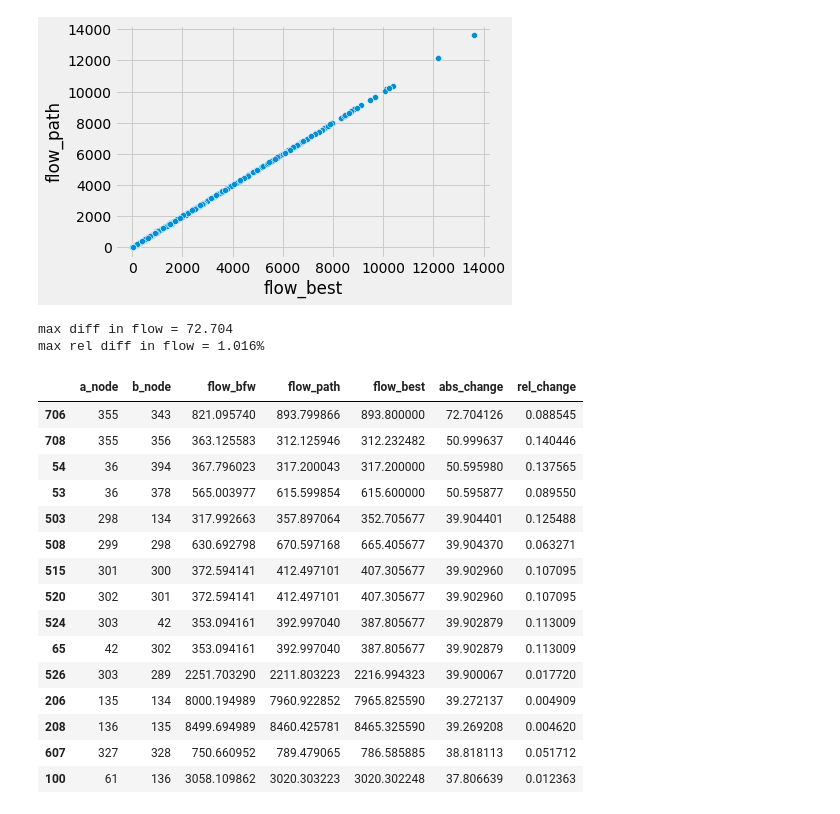
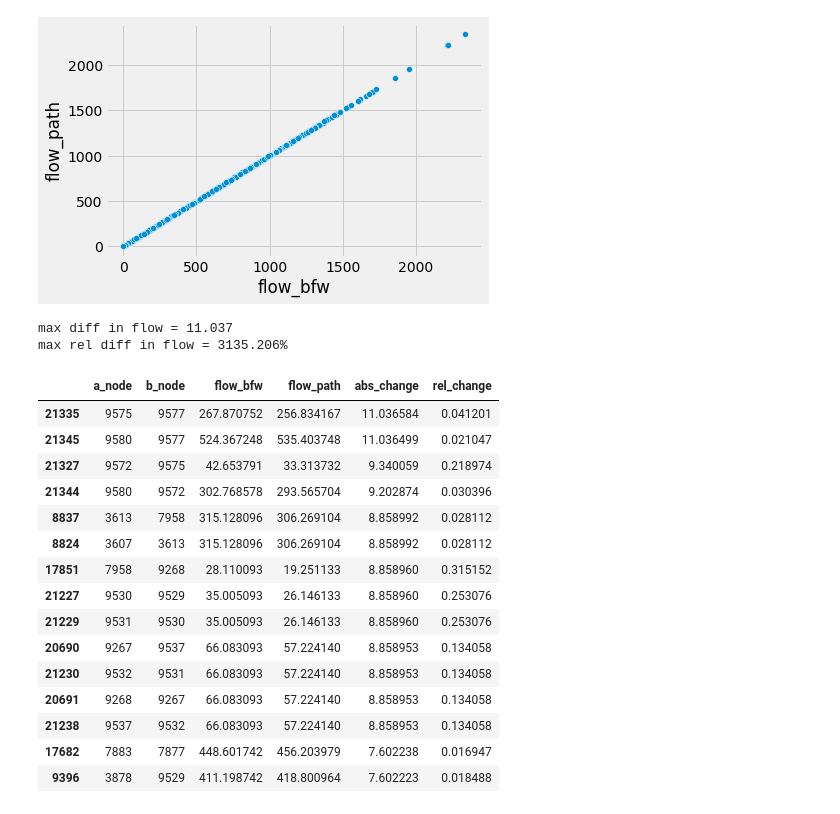
Before and after one commit to AequilibraE/aequilibrae, a Jupyter notebook: jupyter_development/compare_path_based.ipynb, the cells around one changed output. Cells and saved outputs as stored; diff of their text form; code cells hidden in the pictures.

Commit message:
berlin comparison

```diff
--- a/jupyter_development/compare_path_based.ipynb
+++ b/jupyter_development/compare_path_based.ipynb
@@ -25,7 +26,7 @@ import utils
 # %%
 code_dir = "/mnt/c/Users/jan.zill/code"
 tntp_dir = os.path.join(code_dir, "TransportationNetworks_aequilibrae")
-scenario = "Anaheim" #"Berlin-Center" #
+scenario = "Berlin-Center" #"Anaheim" #
 folder = os.path.join(tntp_dir, scenario)
 
 if scenario == "Berlin-Center":
@@ -85,6 +70,7 @@ Wall time: 14.3 s
 # %%
 %%time
-bfw_res_ = utils.get_assignment_solution(tntp_dir, scenario, link_file, method="bfw", block_centroids=block_centroids, rgap=r_gap)
+bfw_rgap = 1e-5
+bfw_res_ = utils.get_assignment_solution(tntp_dir, scenario, link_file, method="bfw", block_centroids=block_centroids, rgap=bfw_rgap)
 # %% [output]
 bfw Assignment STATS
 Iteration, RelativeGap, stepsize
@@ -106,30 +92,34 @@ Wall time: 6.48 s
 # %%
-full_result = bfw_res_.drop(columns=['time']).merge(path_res_.drop(columns=['time']), on=['a_node', 'b_node'], how='outer', suffixes=['_bfw', '_path']).merge(best_sol, on=['a_node', 'b_node'], how='outer')
-#sns.scatterplot(data=full_result, x='flow_bfw', y='flow_path');
-sns.scatterplot(data=full_result, x='flow_best', y='flow_path');
+full_result = bfw_res_.drop(columns=['time']).merge(path_res_.drop(columns=['time']), on=['a_node', 'b_node'], how='outer', suffixes=['_bfw', '_path'])
+sns.scatterplot(data=full_result, x='flow_bfw', y='flow_path');
+
+#full_result = full_result.merge(best_sol, on=['a_node', 'b_node'], how='outer')
+#sns.scatterplot(data=full_result, x='flow_best', y='flow_path');
+
 plt.show();
 full_result['abs_change'] = np.abs(full_result.flow_bfw - full_result.flow_path)
 full_result['rel_change'] = full_result['abs_change'] / full_result['flow_bfw']
 print(f"max diff in flow = {full_result['abs_change'].max():.3f}")
 print(f"max rel diff in flow = {full_result['rel_change'].abs().max():.3f}%")
-display(full_result[['a_node', 'b_node', 'flow_bfw', 'flow_path', 'flow_best', 'abs_change', 'rel_change']].sort_values(by=['abs_change'], ascending=False).head(15))
+display(full_result[['a_node', 'b_node', 'flow_bfw', 'flow_path', 'abs_change', 'rel_change']].sort_values(by=['abs_change'], ascending=False).head(15))
+#display(full_result[['a_node', 'b_node', 'flow_bfw', 'flow_path', 'flow_best', 'abs_change', 'rel_change']].sort_values(by=['abs_change'], ascending=False).head(15))
 # %% [output]
-[figure, old version]
+[figure, new version]
-max diff in flow = 72.704
-max rel diff in flow = 1.016%
+max diff in flow = 11.037
+max rel diff in flow = 3135.206%
-|  | a_node | b_node | flow_bfw | flow_path | flow_best | abs_change | rel_change |
-| 706 | 355 | 343 | 821.095740 | 893.799866 | 893.800000 | 72.704126 | 0.088545 |
-| 708 | 355 | 356 | 363.125583 | 312.125946 | 312.232482 | 50.999637 | 0.140446 |
-| 54 | 36 | 394 | 367.796023 | 317.200043 | 317.200000 | 50.595980 | 0.137565 |
-| 53 | 36 | 378 | 565.003977 | 615.599854 | 615.600000 | 50.595877 | 0.089550 |
-| 503 | 298 | 134 | 317.992663 | 357.897064 | 352.705677 | 39.904401 | 0.125488 |
-| 508 | 299 | 298 | 630.692798 | 670.597168 | 665.405677 | 39.904370 | 0.063271 |
-| 515 | 301 | 300 | 372.594141 | 412.497101 | 407.305677 | 39.902960 | 0.107095 |
-| 520 | 302 | 301 | 372.594141 | 412.497101 | 407.305677 | 39.902960 | 0.107095 |
-| 524 | 303 | 42 | 353.094161 | 392.997040 | 387.805677 | 39.902879 | 0.113009 |
-| 65 | 42 | 302 | 353.094161 | 392.997040 | 387.805677 | 39.902879 | 0.113009 |
-| 526 | 303 | 289 | 2251.703290 | 2211.803223 | 2216.994323 | 39.900067 | 0.017720 |
-| 206 | 135 | 134 | 8000.194989 | 7960.922852 | 7965.825590 | 39.272137 | 0.004909 |
-| 208 | 136 | 135 | 8499.694989 | 8460.425781 | 8465.325590 | 39.269208 | 0.004620 |
-| 607 | 327 | 328 | 750.660952 | 789.479065 | 786.585885 | 38.818113 | 0.051712 |
-| 100 | 61 | 136 | 3058.109862 | 3020.303223 | 3020.302248 | 37.806639 | 0.012363 |
+|  | a_node | b_node | flow_bfw | flow_path | abs_change | rel_change |
+| 21335 | 9575 | 9577 | 267.870752 | 256.834167 | 11.036584 | 0.041201 |
+| 21345 | 9580 | 9577 | 524.367248 | 535.403748 | 11.036499 | 0.021047 |
+| 21327 | 9572 | 9575 | 42.653791 | 33.313732 | 9.340059 | 0.218974 |
+| 21344 | 9580 | 9572 | 302.768578 | 293.565704 | 9.202874 | 0.030396 |
+| 8837 | 3613 | 7958 | 315.128096 | 306.269104 | 8.858992 | 0.028112 |
+| 8824 | 3607 | 3613 | 315.128096 | 306.269104 | 8.858992 | 0.028112 |
+| 17851 | 7958 | 9268 | 28.110093 | 19.251133 | 8.858960 | 0.315152 |
+| 21227 | 9530 | 9529 | 35.005093 | 26.146133 | 8.858960 | 0.253076 |
+| 21229 | 9531 | 9530 | 35.005093 | 26.146133 | 8.858960 | 0.253076 |
+| 20690 | 9267 | 9537 | 66.083093 | 57.224140 | 8.858953 | 0.134058 |
+| 21230 | 9532 | 9531 | 66.083093 | 57.224140 | 8.858953 | 0.134058 |
+| 20691 | 9268 | 9267 | 66.083093 | 57.224140 | 8.858953 | 0.134058 |
+| 21238 | 9537 | 9532 | 66.083093 | 57.224140 | 8.858953 | 0.134058 |
+| 17682 | 7883 | 7877 | 448.601742 | 456.203979 | 7.602238 | 0.016947 |
+| 9396 | 3878 | 9529 | 411.198742 | 418.800964 | 7.602223 | 0.018488 |
```
Also changed, not shown: parts of 4 cells of this notebook.
